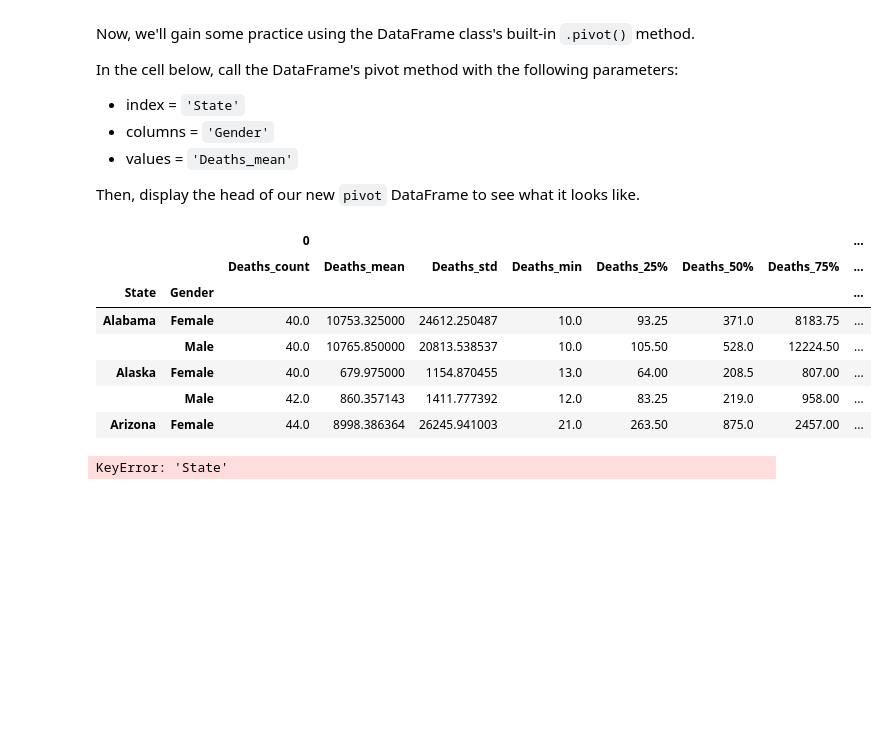
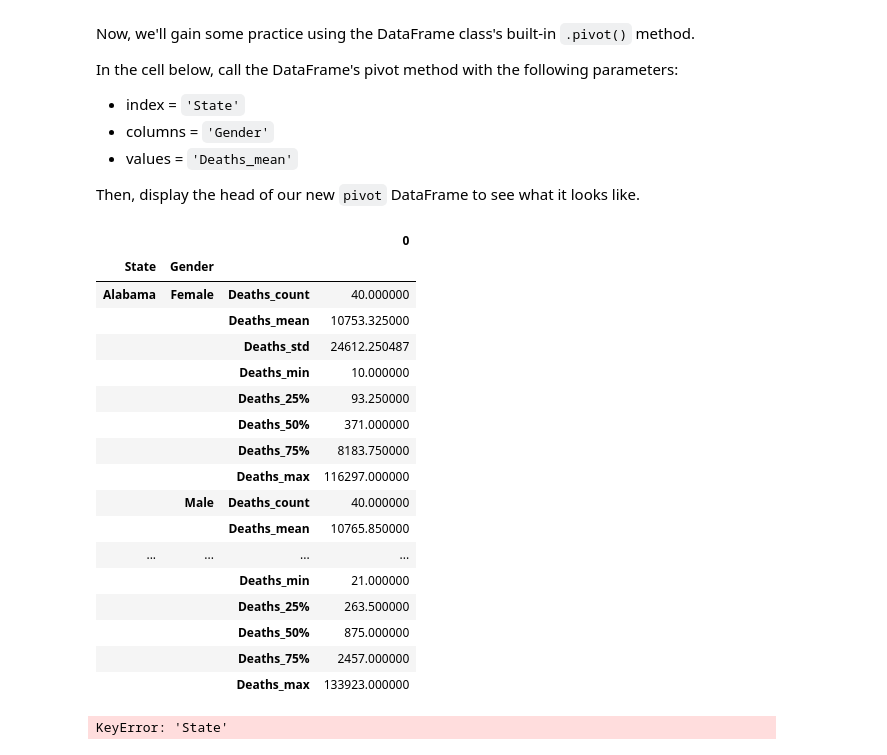
Before and after one commit to hlevymyers/dsc-pivot-tables-pandas-lab-dc-ds-career-042219, a Jupyter notebook: index.ipynb, the cells around one changed output. Saved outputs shown, nothing was run; the diff lists cells and outputs as text; code cells hidden in the pictures; blank space fills up the shorter version.

```diff
--- a/index.ipynb
+++ b/index.ipynb
@@ -423,16 +423,26 @@ Then, display the head of our new `pivot` DataFrame to see what it looks like.
 # %%
 pivoted = grouped.stack()
 pivoted = pivoted.to_frame()
-pivoted.unstack()
+pivoted
 # %% [output]
-|  |  | 0 |  |  |  |  |  |  | ... |
-|  |  | Deaths_count | Deaths_mean | Deaths_std | Deaths_min | Deaths_25% | Deaths_50% | Deaths_75% | ... |
-| State | Gender |  |  |  |  |  |  |  | ... |
-| Alabama | Female | 40.0 | 10753.325000 | 24612.250487 | 10.0 | 93.25 | 371.0 | 8183.75 | ... |
-|  | Male | 40.0 | 10765.850000 | 20813.538537 | 10.0 | 105.50 | 528.0 | 12224.50 | ... |
-| Alaska | Female | 40.0 | 679.975000 | 1154.870455 | 13.0 | 64.00 | 208.5 | 807.00 | ... |
-|  | Male | 42.0 | 860.357143 | 1411.777392 | 12.0 | 83.25 | 219.0 | 958.00 | ... |
-| Arizona | Female | 44.0 | 8998.386364 | 26245.941003 | 21.0 | 263.50 | 875.0 | 2457.00 | ... |
+|  |  |  | 0 |
+| State | Gender |  |  |
+| Alabama | Female | Deaths_count | 40.000000 |
+|  |  | Deaths_mean | 10753.325000 |
+|  |  | Deaths_std | 24612.250487 |
+|  |  | Deaths_min | 10.000000 |
+|  |  | Deaths_25% | 93.250000 |
+|  |  | Deaths_50% | 371.000000 |
+|  |  | Deaths_75% | 8183.750000 |
+|  |  | Deaths_max | 116297.000000 |
+|  | Male | Deaths_count | 40.000000 |
+|  |  | Deaths_mean | 10765.850000 |
+| ... | ... | ... | ... |
+|  |  | Deaths_min | 21.000000 |
+|  |  | Deaths_25% | 263.500000 |
+|  |  | Deaths_50% | 875.000000 |
+|  |  | Deaths_75% | 2457.000000 |
+|  |  | Deaths_max | 133923.000000 |
 # %%
 pivoted = grouped.pivot(index = 'State', columns = 'Gender', values = 'Deaths_mean')
 #pivoted = pd.DataFrame(data = pivoted, index = 'State', columns = ['Gender', 'Deaths'])
```
